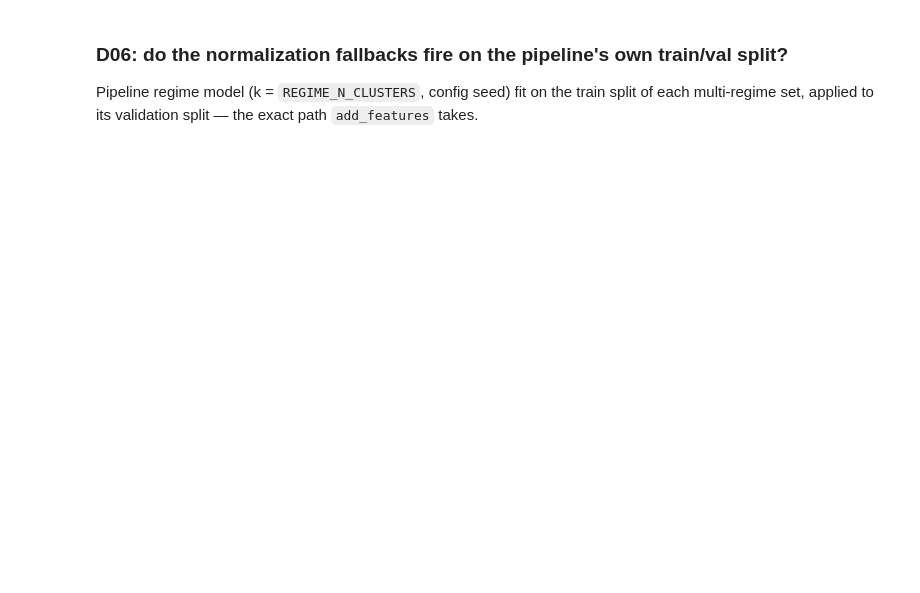
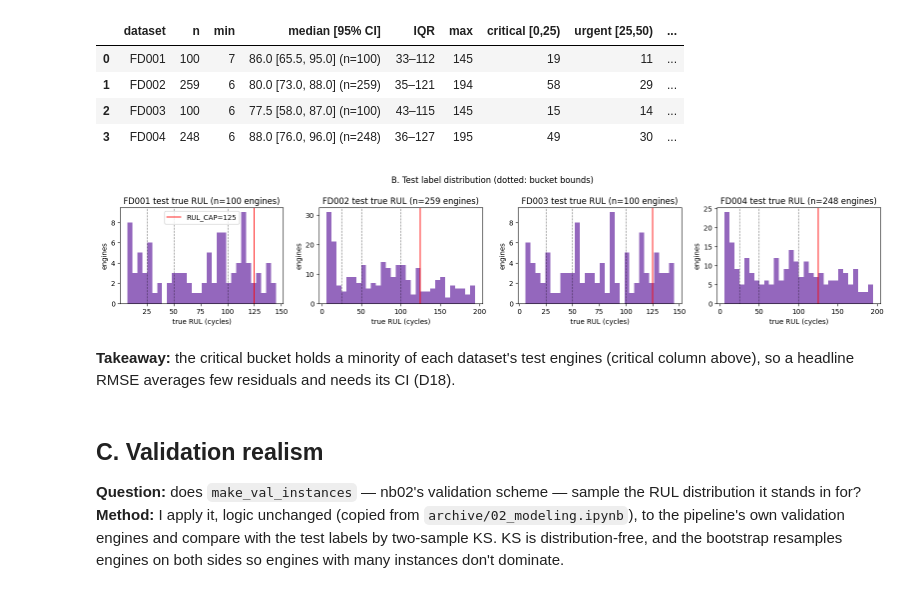
Before and after one commit to karthik-593/NASA_Turbofan_RUL, a Jupyter notebook: notebooks/00_data_audit.ipynb, the cells around one changed output. Cells and saved outputs as stored; diff of their text form; code cells hidden in the pictures; blank space fills up the shorter version.

```diff
--- a/notebooks/00_data_audit.ipynb
+++ b/notebooks/00_data_audit.ipynb
@@ -390 +249,57 @@ means). D05: stability of the pipeline's own KMeans settings across random_state
+# %%
+rows, B_crit = [], {}
+for ds in DATASETS:
+    rng = rng_for("B", ds)
+    y = test_rul[ds].to_numpy()
+    row = {
+        "dataset": ds,
+        "n": len(y),
+        "min": int(y.min()),
+        "median [95% CI]": fmt(boot(y, rng), 1),
+        "IQR": f"{np.quantile(y, 0.25):.0f}–{np.quantile(y, 0.75):.0f}",
+        "max": int(y.max()),
+    }
+    for name, lo, hi in MAINTENANCE_BUCKETS:
+        hi_s = "∞" if np.isinf(hi) else f"{hi:.0f}"
+        row[f"{name} [{lo:.0f},{hi_s})"] = int(((y >= lo) & (y < hi)).sum())
+    row[f"true RUL > {RUL_CAP:.0f}"] = int((y > RUL_CAP).sum())
+    B_crit[ds] = row[next(k for k in row if k.startswith("critical"))]
+    rows.append(row)
+B = pd.DataFrame(rows)
+display(B)
+
+fig, axes = plt.subplots(1, 4, figsize=(16, 3.2))
+for ax, ds in zip(axes, DATASETS, strict=True):
+    ax.hist(test_rul[ds], bins=30, color="tab:purple")
+    for _, lo, _ in MAINTENANCE_BUCKETS[1:]:
+        ax.axvline(lo, color="k", lw=0.8, ls=":")
+    ax.axvline(RUL_CAP, color="r", lw=1.2, label=f"RUL_CAP={RUL_CAP:.0f}")
+    ax.set_title(f"{ds} test true RUL (n={len(test_rul[ds])} engines)")
+    ax.set_xlabel("true RUL (cycles)")
+    ax.set_ylabel("engines")
+axes[0].legend()
+fig.suptitle("B. Test label distribution (dotted: bucket bounds)")
+fig.tight_layout()
+fig_b = save_fig(fig, "B_test_rul.png")
+plt.show()
+
+B_crit_total = sum(B_crit.values())
+B_n_total = int(B["n"].sum())
+REPORT.append(
+    "## B. Test label distribution\n\n"
+    "Label distribution only (allowed by rule 3); no prediction is involved.\n\n"
+    + md_table(B)
+    + f"\n\n![test RUL]({fig_b})\n\n"
+    + "**The headline metric (critical-zone RMSE, true RUL in [0, 25)) rests on "
+    + ", ".join(f"{B_crit[ds]} engines ({ds})" for ds in DATASETS)
+    + f" — {B_crit_total} of {B_n_total} test engines pooled.** Each per-dataset headline "
+    "number is an RMSE over that many residuals, one per engine.\n"
+)
+# %% [output]
+|  | dataset | n | min | median [95% CI] | IQR | max | critical [0,25) | urgent [25,50) | ... |
+| 0 | FD001 | 100 | 7 | 86.0 [65.5, 95.0] (n=100) | 33–112 | 145 | 19 | 11 | ... |
+| 1 | FD002 | 259 | 6 | 80.0 [73.0, 88.0] (n=259) | 35–121 | 194 | 58 | 29 | ... |
+| 2 | FD003 | 100 | 6 | 77.5 [58.0, 87.0] (n=100) | 43–115 | 145 | 15 | 14 | ... |
+| 3 | FD004 | 248 | 6 | 88.0 [76.0, 96.0] (n=248) | 36–127 | 195 | 49 | 30 | ... |
+[figure, added]
 # %%
@@ -465,6 +307,8 @@ print("D05 ARI vs random_state=0 (min, max):", D05)
+# %% [markdown]
+**Takeaway:** the critical bucket holds a minority of each dataset's test engines (critical column above), so a headline RMSE averages few residuals and needs its CI (D18).
 # %% [markdown]
-### D06: do the normalization fallbacks fire on the pipeline's own train/val split?
+## C. Validation realism
 
-Pipeline regime model (k = `REGIME_N_CLUSTERS`, config seed) fit on the train split of each
-multi-regime set, applied to its validation split — the exact path `add_features` takes.
+**Question:** does `make_val_instances` — nb02's validation scheme — sample the RUL distribution it stands in for?
+**Method:** I apply it, logic unchanged (copied from `archive/02_modeling.ipynb`), to the pipeline's own validation engines and compare with the test labels by two-sample KS. KS is distribution-free, and the bootstrap resamples engines on both sides so engines with many instances don't dominate.
 # %%
```
Also changed, not shown: parts of 80 cells of this notebook, 13 other files.
